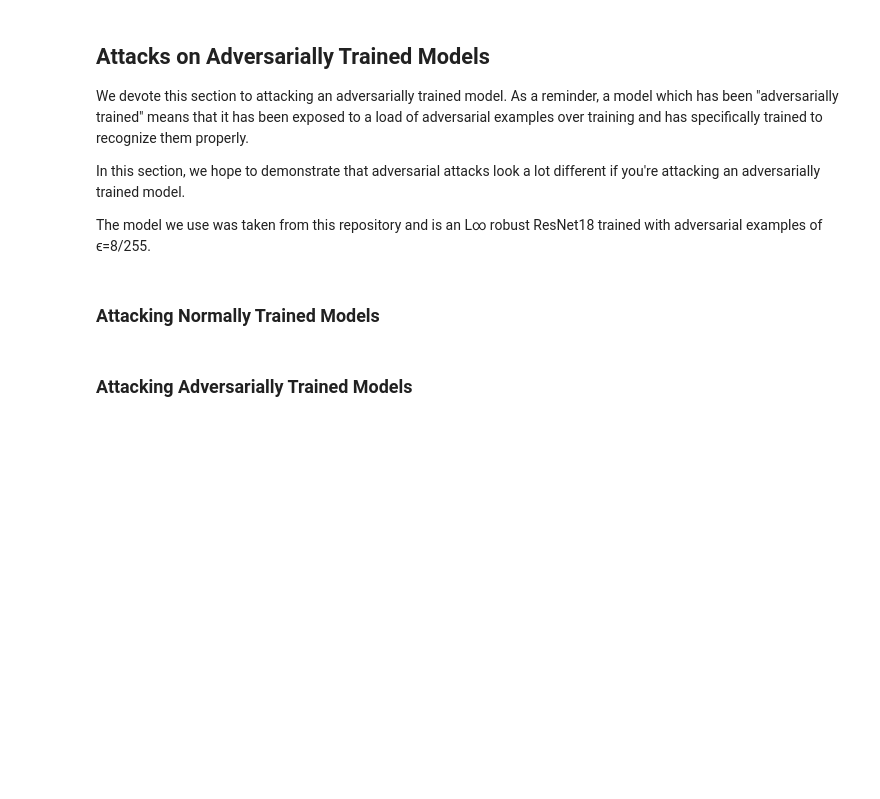
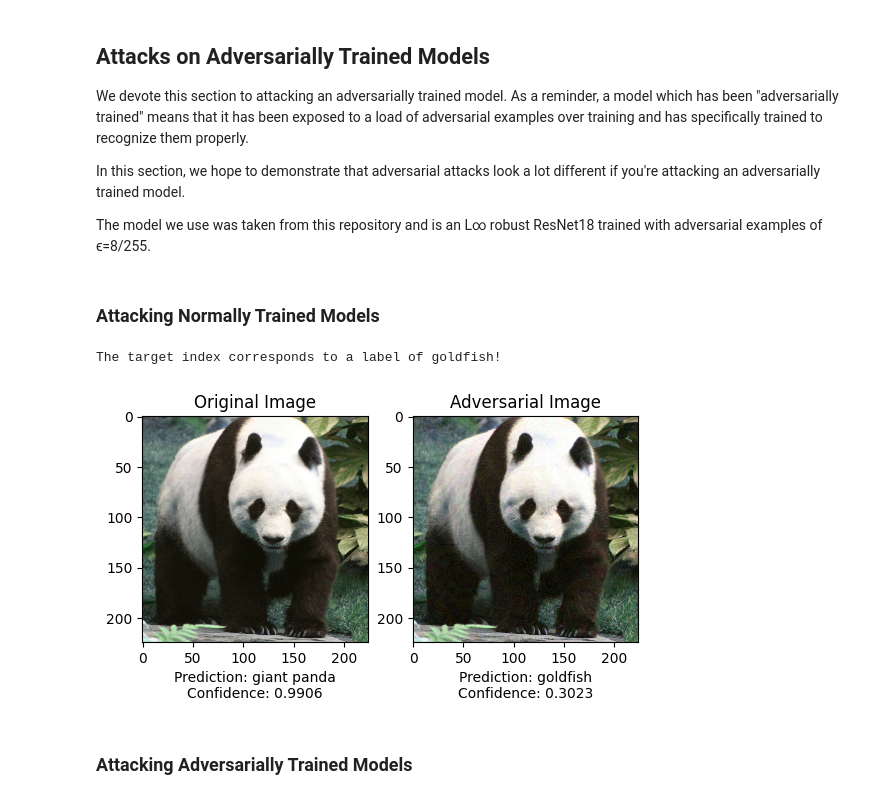
Before and after one commit to blaeberry/Intro-to-Machine-Learning-Safety-Evan, a Jupyter notebook: Adversarial_Robustness_ipynb_[live_version].ipynb, the cells around one changed output. Drawn from its saved outputs; the diff is of its cells as text; code cells hidden in the pictures; blank space fills up the shorter version.

```diff
--- a/Adversarial_Robustness_ipynb_[live_version].ipynb
+++ b/Adversarial_Robustness_ipynb_[live_version].ipynb
@@ -332,12 +362,15 @@ The model we use was taken from this repository and is an L∞ robust ResNet18 t
 # %%
 # Attack a normal model (we only support targeted methods)
 adversarial.attack_normal_model(
     targeted_PGD,
-    target_idx=10,
+    target_idx=1,
     eps=8/255.,
     num_steps=10,
     step_size=0.01
 )
+# %% [output]
+The target index corresponds to a label of goldfish!
+[figure, added]
 # %% [markdown]
 ### Attacking Adversarially Trained Models
 # %%
```
Also changed, not shown: parts of 13 cells of this notebook.
